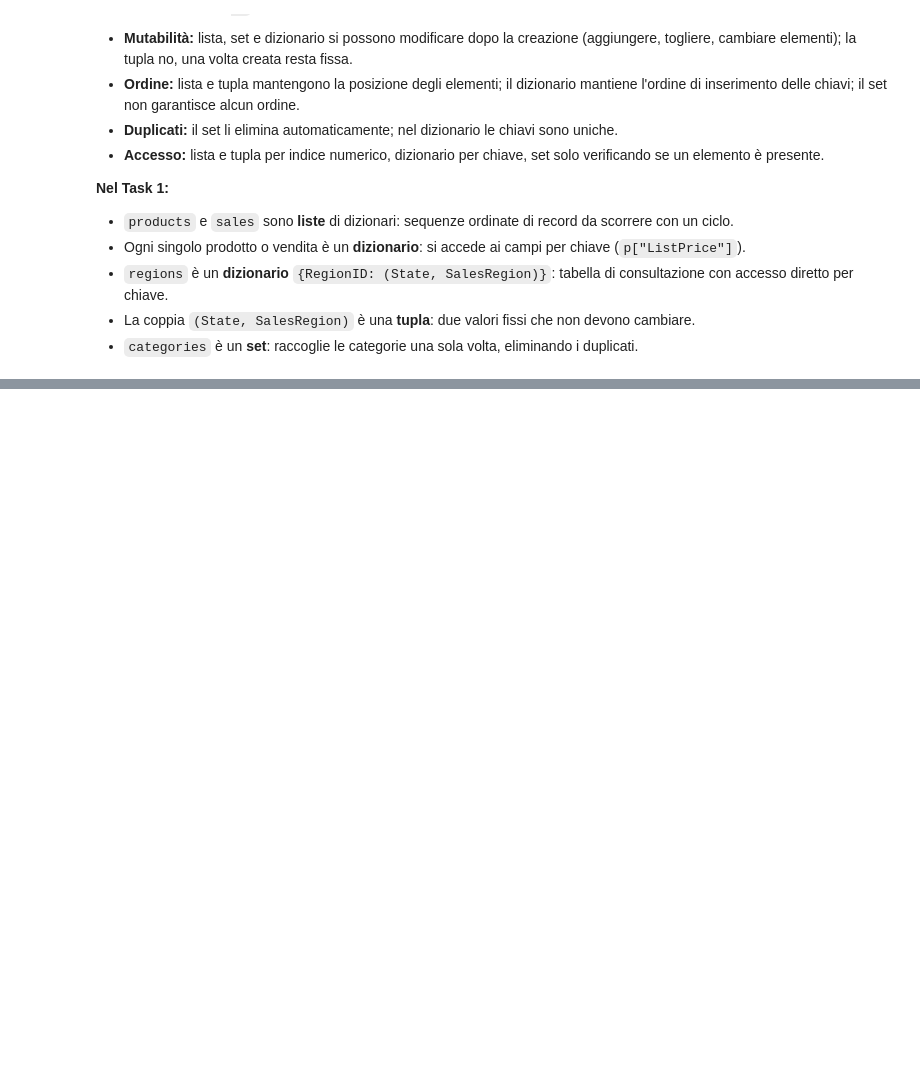
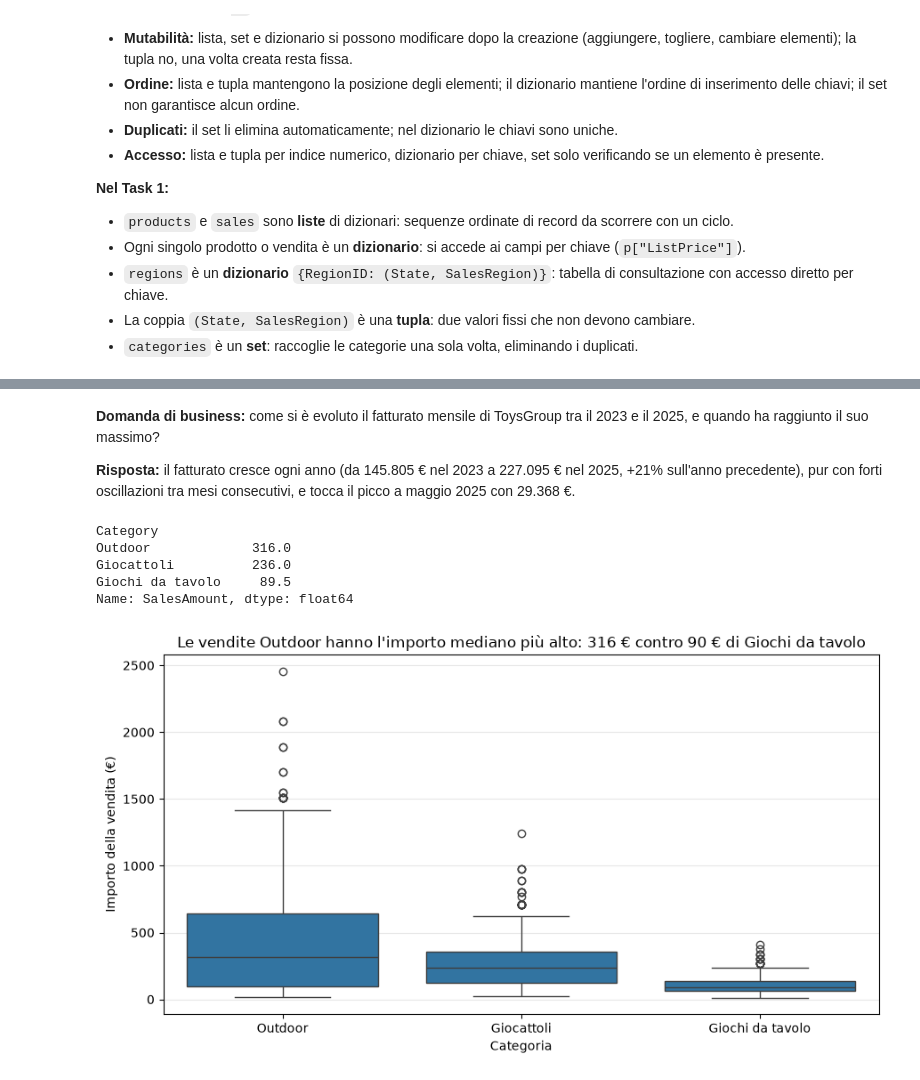
Before and after one commit to gfercioni/Giovanni_Fercioni_esercitazione_finale_M4, a Jupyter notebook: main.ipynb, the cells around one changed output, grey strips where cells are left out. Drawn from its saved outputs; the diff is of its cells as text; code cells hidden in the pictures; blank space fills up the shorter version.

```diff
--- a/main.ipynb
+++ b/main.ipynb
@@ -220,0 +973,16 @@ Fatturato cumulato: 10164.8
+# %%
+# Es 3c punto 4
+
+# ultima data presente nel dataset
+last_date = sales_full["SalesDate"].max()
+print("Ultima data:", last_date.date())
+
+# differenza in giorni tra l'ultima data e ogni vendita
+days_from_last = (last_date - sales_full["SalesDate"]).dt.days
+
+# colonna booleana: True se la vendita è entro 180 giorni dall'ultima data
+sales_full["Recente"] = days_from_last <= 180
+
+print("Recente = True:", sales_full["Recente"].sum())
+print("Recente = False:", (~sales_full["Recente"]).sum())
+print("Prima data recente:", sales_full.loc[sales_full["Recente"], "SalesDate"].min().date())
@@ -220,0 +1061,39 @@ Fatturato cumulato: 10164.8
+# %% [markdown]
+**Domanda di business:** come si è evoluto il fatturato mensile di ToysGroup tra il 2023 e il 2025, e quando ha raggiunto il suo massimo?
+
+
+**Risposta:** il fatturato cresce ogni anno (da 145.805 € nel 2023 a 227.095 € nel 2025, +21% sull'anno precedente), pur con forti oscillazioni tra mesi consecutivi, e tocca il picco a maggio 2025 con 29.368 €.
+# %%
+# Es 4 punto 2a
+
+# mediana dell'importo per categoria, dalla più alta alla più bassa
+medians = sales_full.groupby("Category")["SalesAmount"].median().sort_values(ascending=False)
+top_cat, low_cat = medians.index[0], medians.index[-1]
+print(medians)
+
+fig, ax = plt.subplots(figsize=(9, 5))
+sns.boxplot(
+    data=sales_full,
+    x="Category",
+    y="SalesAmount",
+    order=medians.index,
+    ax=ax,
+)
+
+ax.set_title(
+    f"Le vendite {top_cat} hanno l'importo mediano più alto: "
+    f"{medians[top_cat]:,.0f} € contro {medians[low_cat]:,.0f} € di {low_cat}"
+)
+ax.set_xlabel("Categoria")
+ax.set_ylabel("Importo della vendita (€)")
+ax.grid(axis="y", alpha=0.3)
+
+plt.tight_layout()
+plt.show()
+# %% [output]
+Category
+Outdoor             316.0
+Giocattoli          236.0
+Giochi da tavolo     89.5
+Name: SalesAmount, dtype: float64
+[figure, added]
```
Also changed, not shown: parts of 44 cells of this notebook.
